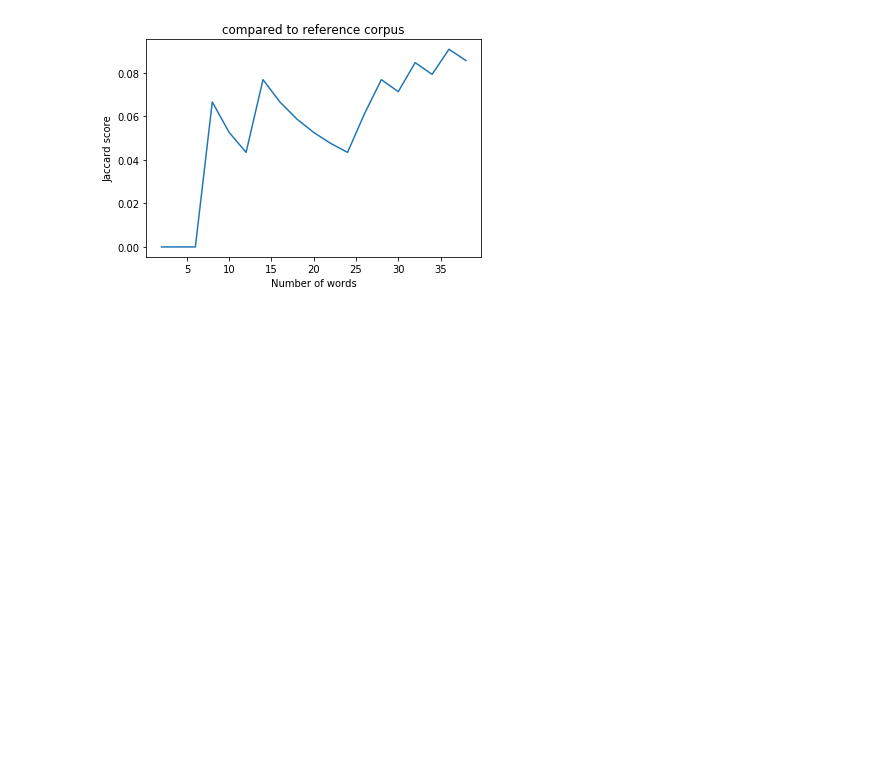
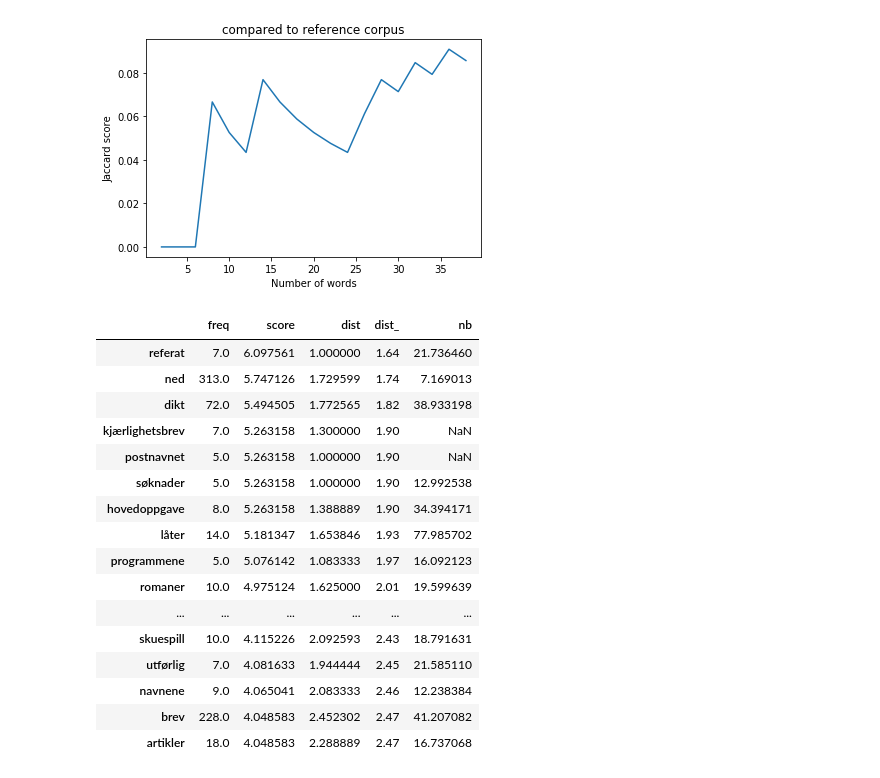
Before and after one commit to Yoonsen/newspapers_coll_conc, a Jupyter notebook: Dist_coll-skrive.ipynb, the cells around one changed output. Cells and saved outputs as stored; diff of their text form; code cells hidden in the pictures; blank space fills up the shorter version.

```diff
--- a/Dist_coll-skrive.ipynb
+++ b/Dist_coll-skrive.ipynb
@@ -235,3 +236,23 @@ ax.set_ylabel("Jaccard score")
 # %% [output]
 Text(0, 0.5, 'Jaccard score')
 [figure]
+# %%
+coll.loc[coll[coll.score > 4].index].sort_values(by='score', ascending=False)
+# %% [output]
+|  | freq | score | dist | dist_ | nb |
+| referat | 7.0 | 6.097561 | 1.000000 | 1.64 | 21.736460 |
+| ned | 313.0 | 5.747126 | 1.729599 | 1.74 | 7.169013 |
+| dikt | 72.0 | 5.494505 | 1.772565 | 1.82 | 38.933198 |
+| kjærlighetsbrev | 7.0 | 5.263158 | 1.300000 | 1.90 | NaN |
+| postnavnet | 5.0 | 5.263158 | 1.000000 | 1.90 | NaN |
+| søknader | 5.0 | 5.263158 | 1.000000 | 1.90 | 12.992538 |
+| hovedoppgave | 8.0 | 5.263158 | 1.388889 | 1.90 | 34.394171 |
+| låter | 14.0 | 5.181347 | 1.653846 | 1.93 | 77.985702 |
+| programmene | 5.0 | 5.076142 | 1.083333 | 1.97 | 16.092123 |
+| romaner | 10.0 | 4.975124 | 1.625000 | 2.01 | 19.599639 |
+| ... | ... | ... | ... | ... | ... |
+| skuespill | 10.0 | 4.115226 | 2.092593 | 2.43 | 18.791631 |
+| utførlig | 7.0 | 4.081633 | 1.944444 | 2.45 | 21.585110 |
+| navnene | 9.0 | 4.065041 | 2.083333 | 2.46 | 12.238384 |
+| brev | 228.0 | 4.048583 | 2.452302 | 2.47 | 41.207082 |
+| artikler | 18.0 | 4.048583 | 2.288889 | 2.47 | 16.737068 |
```
Also changed, not shown: parts of 5 cells of this notebook.
